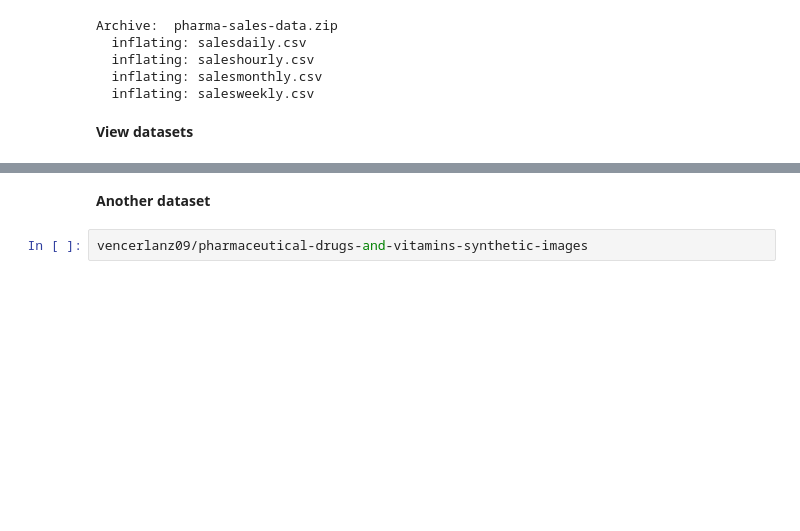
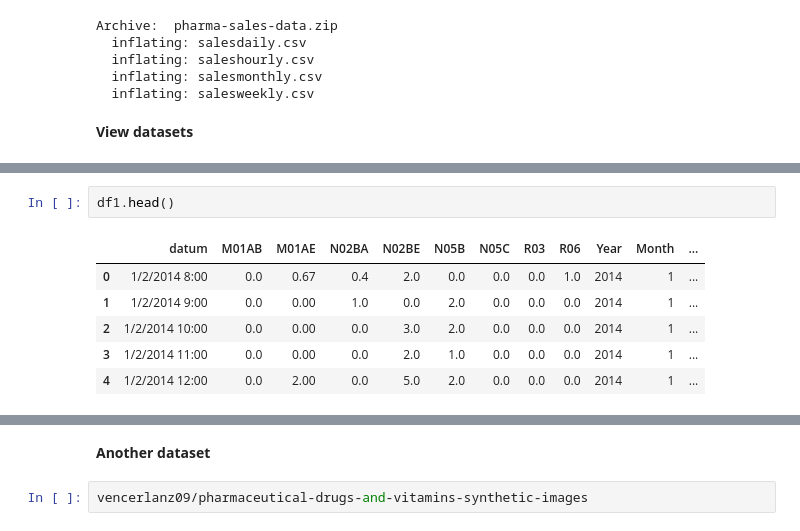
Before and after one commit to rdkdaniel/Basics-of-ML-DL-Models, a Jupyter notebook: Pharma_Dataset.ipynb, the cells around one changed output, grey strips where cells are left out. Cells and saved outputs as stored; diff of their text form; blank space fills up the shorter version.

```diff
--- a/Pharma_Dataset.ipynb
+++ b/Pharma_Dataset.ipynb
@@ -53,0 +68,9 @@ NameError: ignored
+# %%
+df1.head()
+# %% [output]
+|  | datum | M01AB | M01AE | N02BA | N02BE | N05B | N05C | R03 | R06 | Year | Month | ... |
+| 0 | 1/2/2014 8:00 | 0.0 | 0.67 | 0.4 | 2.0 | 0.0 | 0.0 | 0.0 | 1.0 | 2014 | 1 | ... |
+| 1 | 1/2/2014 9:00 | 0.0 | 0.00 | 1.0 | 0.0 | 2.0 | 0.0 | 0.0 | 0.0 | 2014 | 1 | ... |
+| 2 | 1/2/2014 10:00 | 0.0 | 0.00 | 0.0 | 3.0 | 2.0 | 0.0 | 0.0 | 0.0 | 2014 | 1 | ... |
+| 3 | 1/2/2014 11:00 | 0.0 | 0.00 | 0.0 | 2.0 | 1.0 | 0.0 | 0.0 | 0.0 | 2014 | 1 | ... |
+| 4 | 1/2/2014 12:00 | 0.0 | 2.00 | 0.0 | 5.0 | 2.0 | 0.0 | 0.0 | 0.0 | 2014 | 1 | ... |
```
Also changed, not shown: parts of 5 cells of this notebook.
